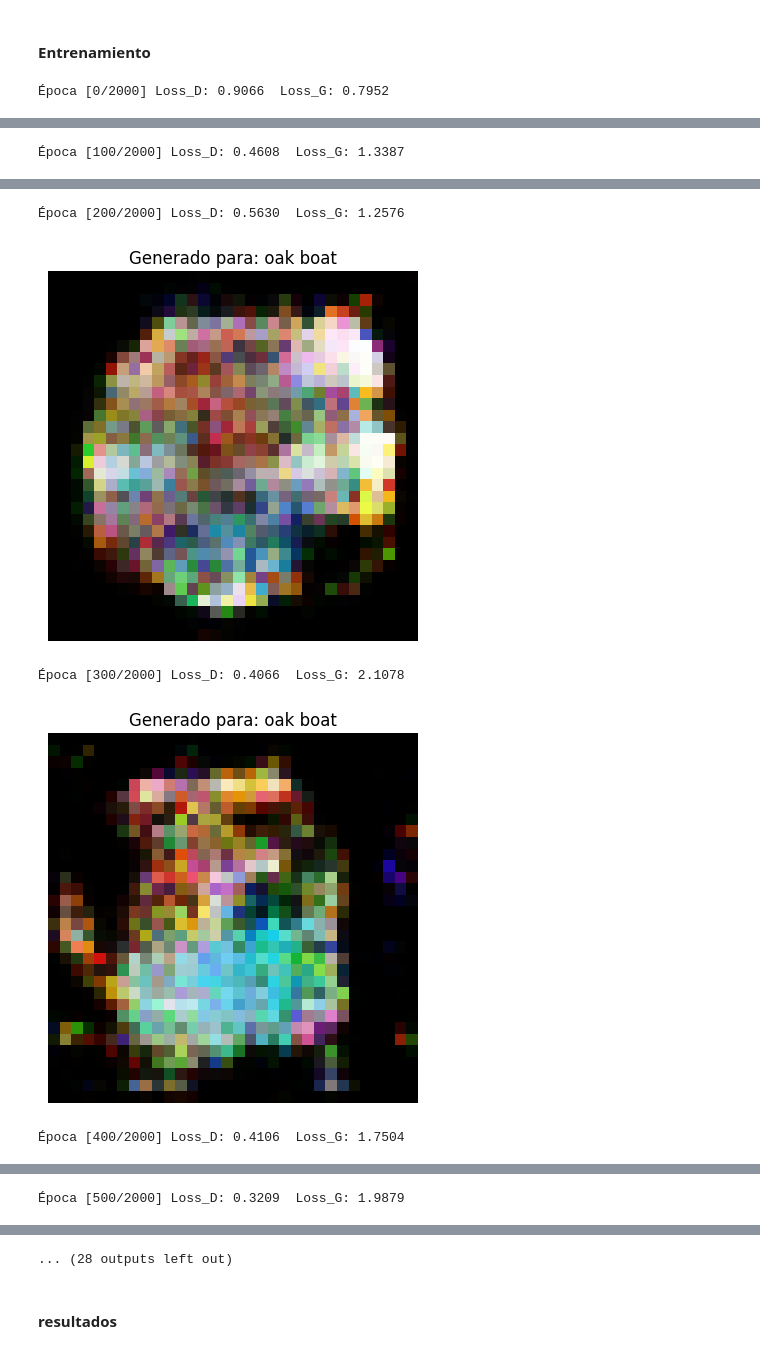
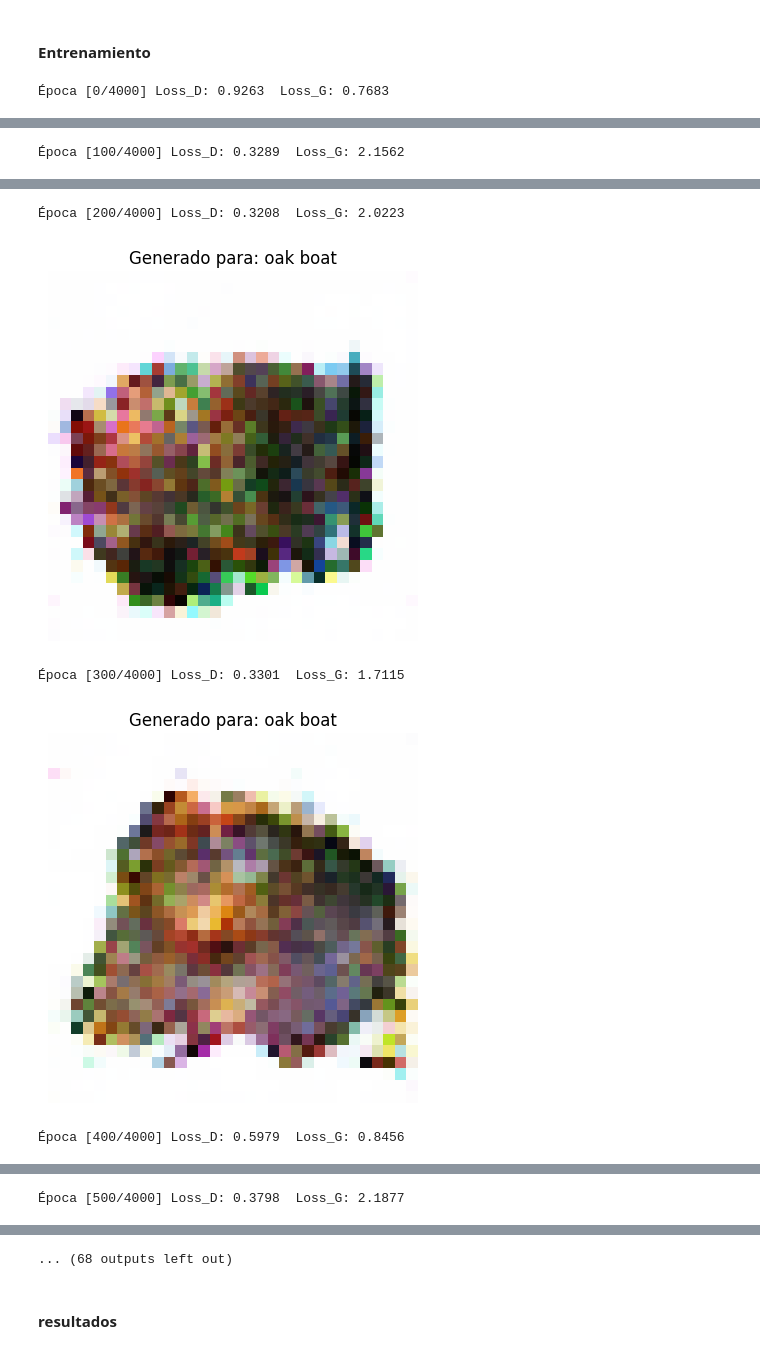
Before and after one commit to Alvarofp537/PCD, a Jupyter notebook: GAN/GAN_mine.ipynb, the cells around one changed output, grey strips where cells are left out. Drawn from its saved outputs; the diff is of its cells as text; code cells hidden in the pictures.

```diff
--- a/GAN/GAN_mine.ipynb
+++ b/GAN/GAN_mine.ipynb
@@ -252,18 +247,15 @@ class Discriminator(nn.Module):
         x = torch.cat([img, cond_map], dim=1)
         return self.net(x).view(-1)
 # %%
-embed_dim = 128      # dimensión del embedding textual
-proj_dim= 100        # dimesión de salida del embedding textual
-
+embed_dim = 100      # dimensión del embedding textual
 batch_size = 32
 
-num_epochs = 2000
+num_epochs = 4000
 lr = 1e-4
-beta1 = 0.5
 
 # parametros del generador
 lambda_tv = 0.1  # intensidad de la correccion del suavizado  menor que antes (antes 0.1)
-lambda_l2 = 0.03  # peso del L2 (ajústalo entre 0.01 y 0.2)      mayor que antes (antes 0.05)
+lambda_l2 = 0.05  # peso del L2 (ajústalo entre 0.01 y 0.2)      mayor que antes (antes 0.05)
 # %%
 # Construir vocabulario
 all_labels = df["label"].tolist()
@@ -276,7 +268,7 @@ print(f" Vocabulario generado con {len(vocab)} palabras únicas:")
 # print(vocab)
 
 # Dataset y DataLoader
-dataset = MinecraftDataset(df.to_dict("records"), image_size=32, augment=True)
+dataset = MinecraftDataset(df.to_dict("records"), image_size=img_size, augment=True)
 dataloader = DataLoader(dataset, batch_size=batch_size, shuffle=True)
 # %% [output]
  Vocabulario generado con 350 palabras únicas:
@@ -284,17 +276,16 @@ dataloader = DataLoader(dataset, batch_size=batch_size, shuffle=True)
 #### Entrenamiento
 # %%
 # MODELOS
-txt_emb = TextEmbedding(vocab, embed_dim=embed_dim,proj_dim=proj_dim).to(device)
-G = Generator(embed_dim=proj_dim).to(device)
-D = Discriminator(embed_dim=proj_dim).to(device)
+txt_emb = TextEmbedding(vocab, embed_dim=embed_dim).to(device)
+G = Generator(embed_dim=embed_dim).to(device)
+D = Discriminator(embed_dim=embed_dim).to(device)
 # %%
 # Pérdida y optimizadores
 criterion = nn.BCELoss()
 optimizerG = optim.Adam(
-    list(G.parameters()) + list(txt_emb.parameters()),
-    lr=lr, betas=(beta1, 0.999))
+    list(G.parameters()) + list(txt_emb.parameters()), lr=lr)
 
-optimizerD = optim.Adam(D.parameters(), lr=lr, betas=(beta1, 0.999))
+optimizerD = optim.Adam(D.parameters(), lr=lr)
 # %%
 # version primera de la funcion de entrenamiento
 for epoch in range(num_epochs):
@@ -317,7 +308,7 @@ for epoch in range(num_epochs):
         lossD_real = criterion(output_real, real_labels)
 
         # Generar imágenes falsas condicionales
-        z = torch.randn(b_size, proj_dim, device=device)
+        z = torch.randn(b_size, embed_dim, device=device)
         fake_imgs = G(z, cond_emb)
         output_fake = D(fake_imgs.detach(), cond_emb)
         lossD_fake = criterion(output_fake, fake_labels)
@@ -352,7 +343,7 @@ for epoch in range(num_epochs):
         # Generar una imagen de ejemplo condicional
         test_prompt = "oak boat"
         test_emb = txt_emb([test_prompt]).to(device)
-        z = torch.randn(1, nz, device=device)
+        z = torch.randn(1, embed_dim, device=device)
         fake_test = G(z, test_emb).detach().cpu()
 
         import matplotlib.pyplot as plt
@@ -364,4 +355,4 @@ for epoch in range(num_epochs):
         plt.axis("off")
         plt.show()
 # %% [output]
-Época [0/2000] Loss_D: 0.9066  Loss_G: 0.7952
+Época [0/4000] Loss_D: 0.9263  Loss_G: 0.7683
@@ -369 +360 @@ for epoch in range(num_epochs):
-Época [100/2000] Loss_D: 0.4608  Loss_G: 1.3387
+Época [100/4000] Loss_D: 0.3289  Loss_G: 2.1562
@@ -371,5 +362,5 @@ for epoch in range(num_epochs):
-Época [200/2000] Loss_D: 0.5630  Loss_G: 1.2576
+Época [200/4000] Loss_D: 0.3208  Loss_G: 2.0223
-[figure, old version]
+[figure, new version]
-Época [300/2000] Loss_D: 0.4066  Loss_G: 2.1078
+Época [300/4000] Loss_D: 0.3301  Loss_G: 1.7115
-[figure, old version]
+[figure, new version]
-Época [400/2000] Loss_D: 0.4106  Loss_G: 1.7504
+Época [400/4000] Loss_D: 0.5979  Loss_G: 0.8456
@@ -377 +368 @@ for epoch in range(num_epochs):
-Época [500/2000] Loss_D: 0.3209  Loss_G: 1.9879
+Época [500/4000] Loss_D: 0.3798  Loss_G: 2.1877
@@ -379,4 +370,4 @@ for epoch in range(num_epochs):
-... (28 outputs left out)
+... (68 outputs left out)
 # %% [markdown]
 #### resultados
 # %%
```
Also changed, not shown: parts of 8 cells of this notebook, 14 other files.
